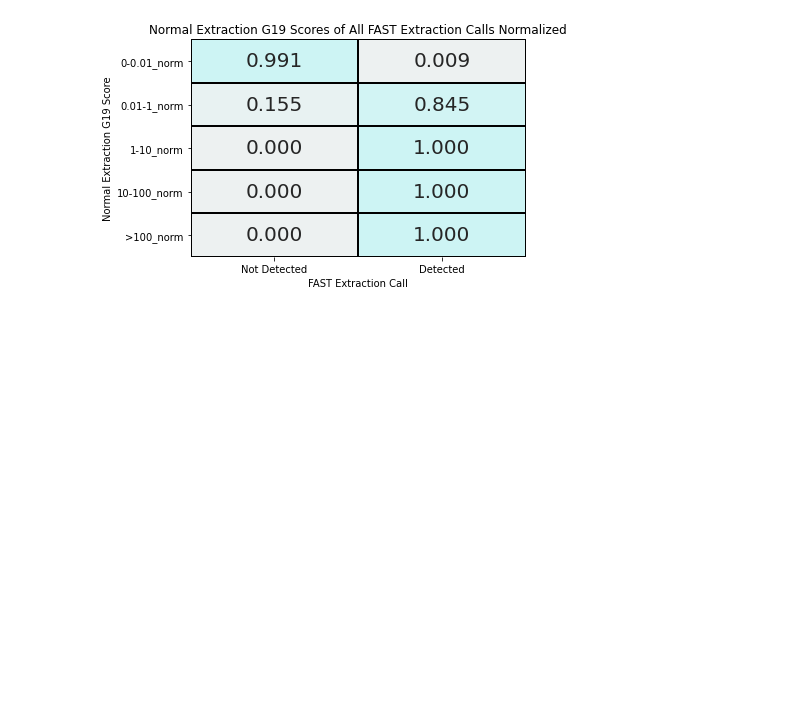
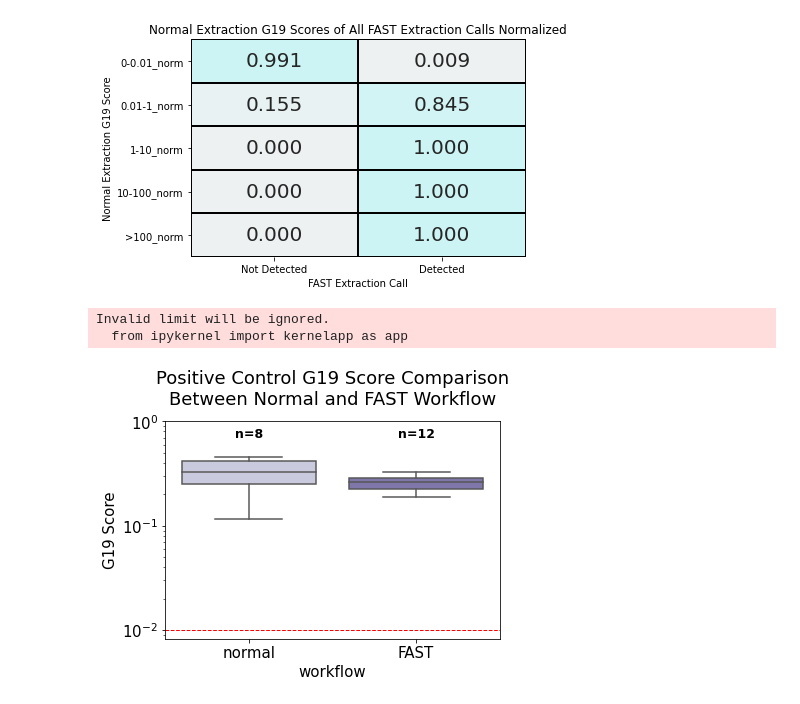
Before and after one commit to gh-bshih/g19_analysis, a Jupyter notebook: 201229_FastConcordanceReproducibility.ipynb, the cells around one changed output. Cells and saved outputs as stored; diff of their text form; code cells hidden in the pictures; blank space fills up the shorter version.

```diff
--- a/201229_FastConcordanceReproducibility.ipynb
+++ b/201229_FastConcordanceReproducibility.ipynb
@@ -507,3 +508,32 @@ plt.title('Normal Extraction G19 Scores of All FAST Extraction Calls Normalized'
 plt.show()
 # %% [output]
 [figure]
+# %%
+everything = pd.read_pickle('/ghds/groups/labdesk/bshih/c19dash/c19_dashboard/c19_call.pickle').dropna(how='all', axis=1).query("sample_type == 'Positive'")
+everything.loc[everything['pos_tube_rack'].str.contains(norm_RBP) == True, 'workflow'] = 'normal'
+everything.loc[everything['pos_tube_rack'].str.contains(fast_RBP) == True, 'workflow'] = 'FAST'
+everything.dropna(subset=['workflow'], inplace=True)
+# %%
+matplotlib.rcParams.update({'font.size': 15})
+
+a = sns.boxplot(x='workflow', y='median_covid_ratio', data=everything, showfliers=False, palette="Purples")
+a.set_yscale('log')
+
+num_fast_pos = everything['workflow'].value_counts()[0]
+num_norm_pos = everything['workflow'].value_counts()[1]
+labels = [f'n={num_norm_pos}', f'n={num_fast_pos}']
+
+for xtick in a.get_xticks():
+    a.text(xtick, 0.7, labels[xtick],
+           horizontalalignment='center',size='small',color='black',weight='semibold')
+
+plt.axhline(y=0.01, color='r', linewidth=1, ls='--')
+plt.ylim(0,1)
+plt.ylabel('G19 Score')
+
+plt.title('Positive Control G19 Score Comparison\nBetween Normal and FAST Workflow', y=1.05)
+plt.show()
+# %% [output]
+Invalid limit will be ignored.
+  from ipykernel import kernelapp as app
+[figure, added]
```
Also changed, not shown: parts of 1 cell of this notebook, 1 other file.
